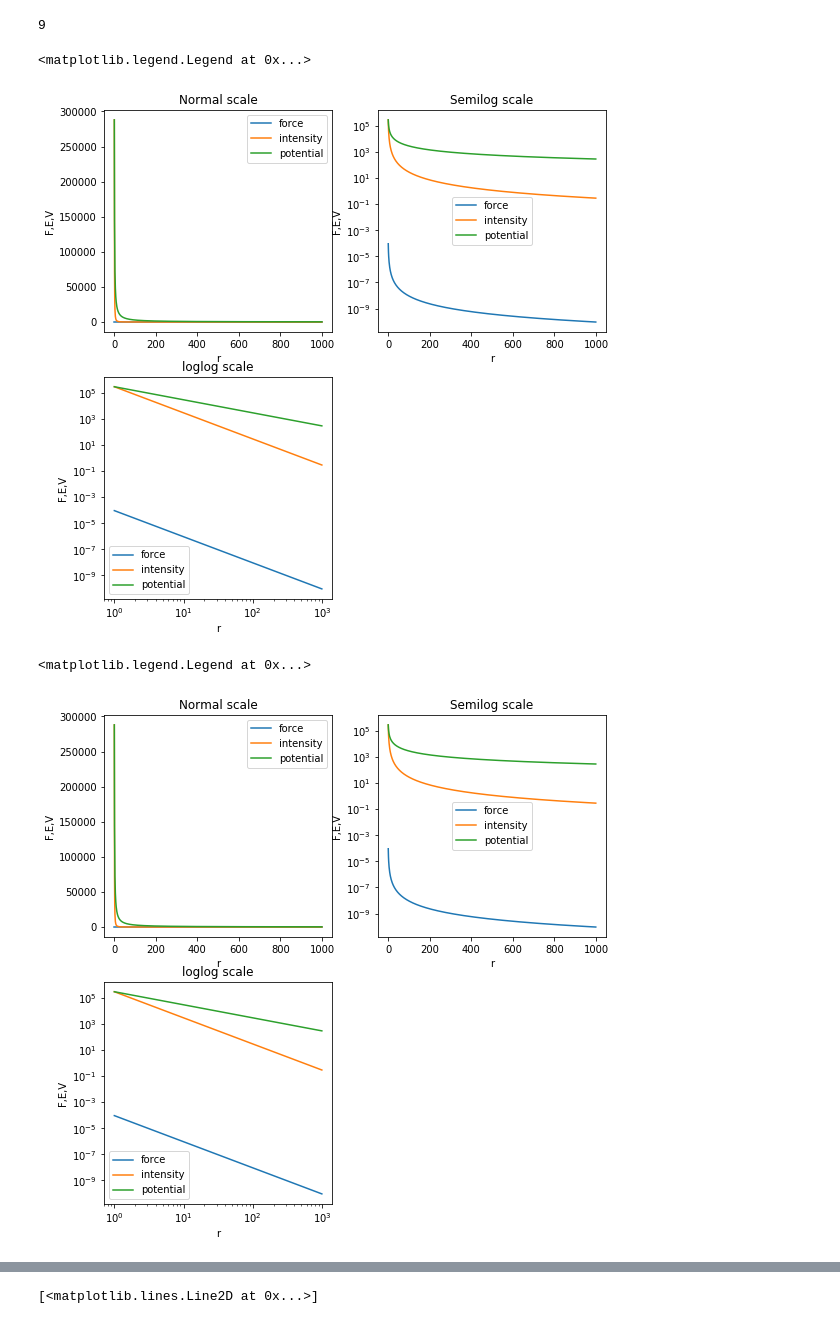
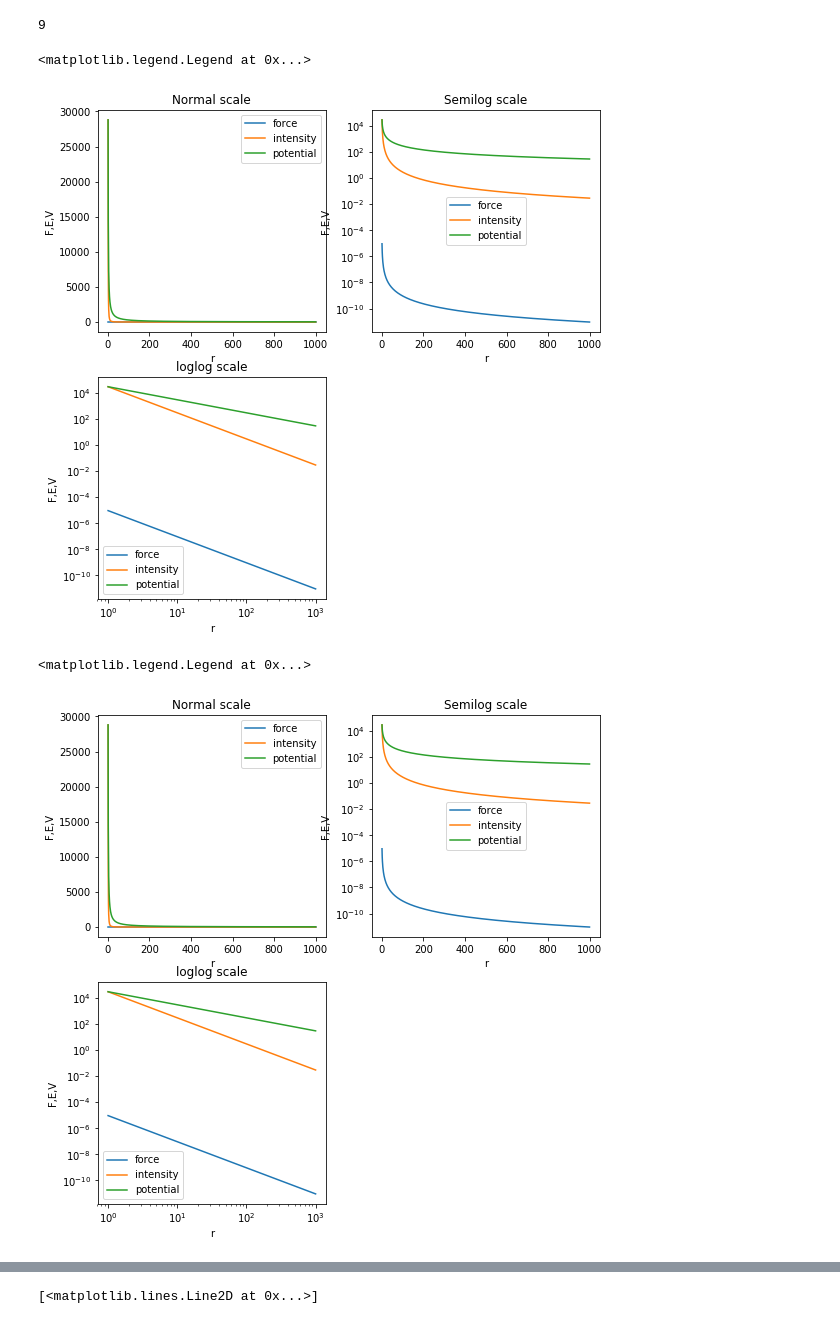
Before and after one commit to Abhinav-Rijal/Electrostatics, a Jupyter notebook: Coulomb's law.ipynb, the cells around one changed output, grey strips where cells are left out. Cells and saved outputs as stored; diff of their text form; code cells hidden in the pictures.

```diff
--- a/Coulomb's law.ipynb
+++ b/Coulomb's law.ipynb
@@ -57,7 +57,7 @@ class Coulomb():
         self.q1=q1
         self.q2=q2
 # %%
-C1=Coulomb(k=9*10e9, q1=10e-6, q2=10e-4)
+C1=Coulomb(k=9e9, q1=10e-6, q2=10e-4)
 f=C1.Force(10)
 e=C1.Intensity(10)
 v=C1.Potential(10)
@@ -71,6 +71,6 @@ The force, intensity and potential are:
 (None, None, None)
 # %%
-C=Coulomb(9*10e9,0,0) #initialize object C of class Coulomb with arguments 0,0,0
+C=Coulomb(9e9,0,0) #initialize object C of class Coulomb with arguments 0,0,0
 print(C.test_q1())
 q1=9 #doesn't take this value
 print(C.test_q1())
@@ -129,7 +129,7 @@ plt.title('loglog scale')
 plt.legend()
 # %% [output]
 <matplotlib.legend.Legend at 0x...>
-[figure, old version]
+[figure, new version]
 # %%
 #making r as class variable
 class Coulomb():
@@ -150,7 +150,7 @@ class Coulomb():
         self.q1=q1
         self.q2=q2
 # %%
-C=Coulomb(9*10e9,0,0,0)
+C=Coulomb(9e9,0,0,0)
 C.update_charge(3.2e-6,3.2e-10)
 #print(C.test_q1())
 R=[] #empty list to collect distances
@@ -170,34 +170,34 @@ for r in range(1,1000):
 plt.figure(figsize=[9,9])
 
 plt.subplot(2,2,1)
 plt.plot(R,F,label='force')
 plt.xlabel('r')
 plt.ylabel('F,E,V')
 plt.plot(R,E,label='intensity')
 plt.plot(R,V,label='potential')
 plt.title('Normal scale')
 plt.legend()
 
 plt.subplot(2,2,2)
 plt.semilogy(R,F,label='force')
 plt.xlabel('r')
 plt.ylabel('F,E,V')
 plt.semilogy(R,E,label='intensity')
 plt.semilogy(R,V,label='potential')
 plt.title('Semilog scale')
 plt.legend()
 
 plt.subplot(2,2,3)
 plt.loglog(R,F,label='force')
 plt.xlabel('r')
 plt.ylabel('F,E,V')
 plt.loglog(R,E,label='intensity')
 plt.loglog(R,V,label='potential')
 plt.title('loglog scale')
 plt.legend()
 # %% [output]
 <matplotlib.legend.Legend at 0x...>
-[figure, old version]
+[figure, new version]
 # %%
 data={} #empty dictionary
 data.update({"Distance":R,"Force":F,"Intensity":E,"Potential":V})
```
Also changed, not shown: parts of 9 cells of this notebook, 1 other file.
